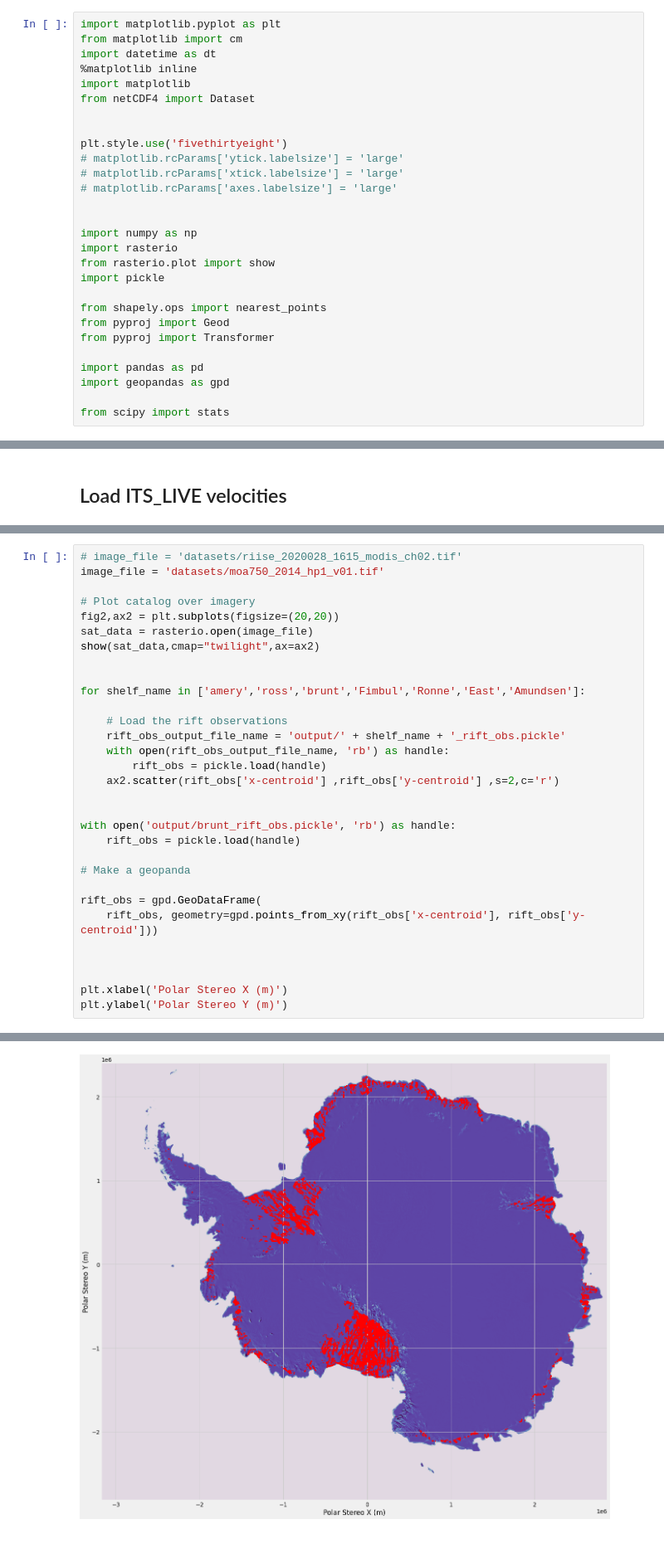
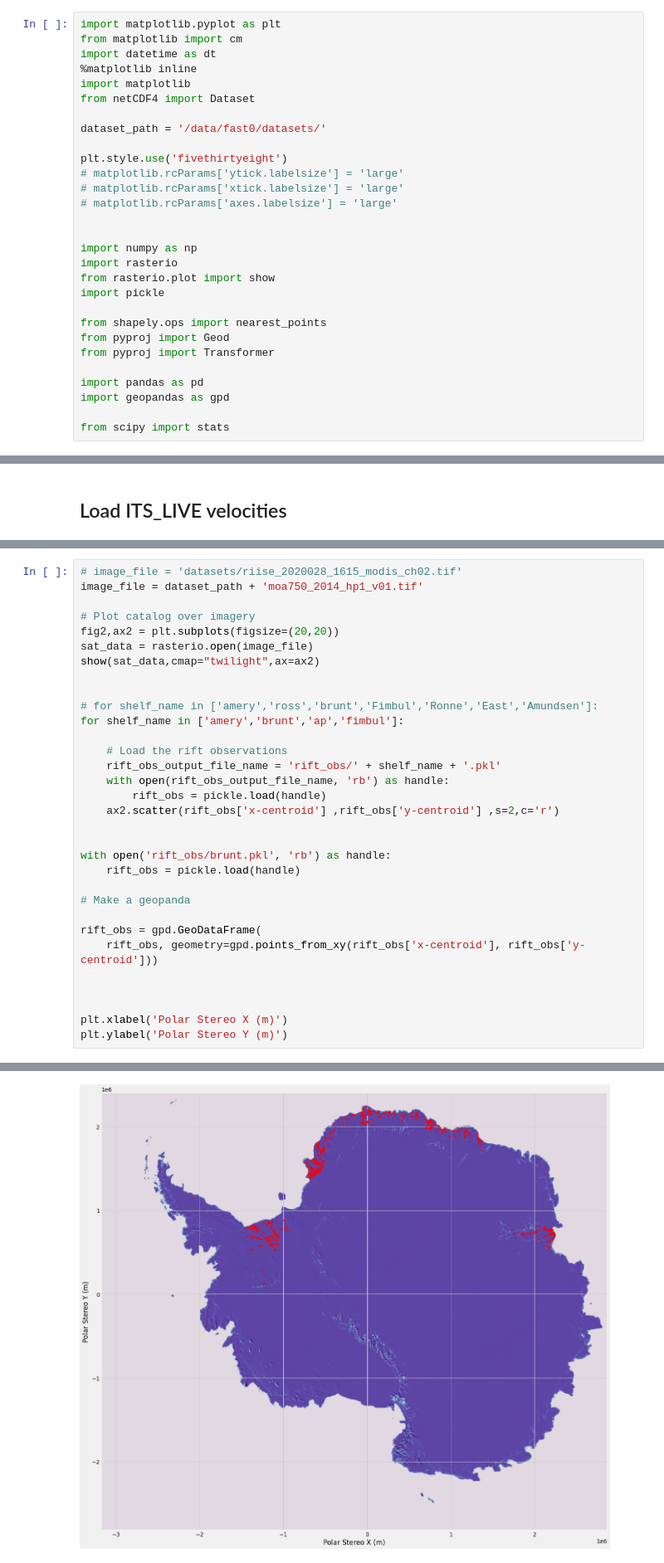
Before and after one commit to bradlipovsky/antarctic-rift-catalog, a Jupyter notebook: analyze_rift_measurements.ipynb, the cells around one changed output, grey strips where cells are left out. Shown at 83% size. Drawn from its saved outputs; the diff is of its cells as text.

```diff
--- a/analyze_rift_measurements.ipynb
+++ b/analyze_rift_measurements.ipynb
@@ -8,6 +8,7 @@ import datetime as dt
 import matplotlib
 from netCDF4 import Dataset
 
+dataset_path = '/data/fast0/datasets/'
 
 plt.style.use('fivethirtyeight')
 # matplotlib.rcParams['ytick.labelsize'] = 'large'
@@ -127,34 +124,35 @@ Deprecated in NumPy 1.20; for more details and guidance: https://numpy.org/devdo
 # %%
 # image_file = 'datasets/riise_2020028_1615_modis_ch02.tif'
-image_file = 'datasets/moa750_2014_hp1_v01.tif'
+image_file = dataset_path + 'moa750_2014_hp1_v01.tif'
 
 # Plot catalog over imagery
 fig2,ax2 = plt.subplots(figsize=(20,20))
 sat_data = rasterio.open(image_file)
 show(sat_data,cmap="twilight",ax=ax2)
 
 
-for shelf_name in ['amery','ross','brunt','Fimbul','Ronne','East','Amundsen']:
+# for shelf_name in ['amery','ross','brunt','Fimbul','Ronne','East','Amundsen']:
+for shelf_name in ['amery','brunt','ap','fimbul']:
 
     # Load the rift observations
-    rift_obs_output_file_name = 'output/' + shelf_name + '_rift_obs.pickle'
+    rift_obs_output_file_name = 'rift_obs/' + shelf_name + '.pkl'
     with open(rift_obs_output_file_name, 'rb') as handle:
         rift_obs = pickle.load(handle)
     ax2.scatter(rift_obs['x-centroid'] ,rift_obs['y-centroid'] ,s=2,c='r')
 
 
-with open('output/brunt_rift_obs.pickle', 'rb') as handle:
+with open('rift_obs/brunt.pkl', 'rb') as handle:
     rift_obs = pickle.load(handle)
 
 # Make a geopanda
 
 rift_obs = gpd.GeoDataFrame(
     rift_obs, geometry=gpd.points_from_xy(rift_obs['x-centroid'], rift_obs['y-centroid']))
 
 
 
 plt.xlabel('Polar Stereo X (m)')
 plt.ylabel('Polar Stereo Y (m)')
 # %% [output]
 Text(0, 0.5, 'Polar Stereo Y (m)')
-[figure, old version]
+[figure, new version]
```
Also changed, not shown: parts of 22 cells of this notebook, 2 other files.
